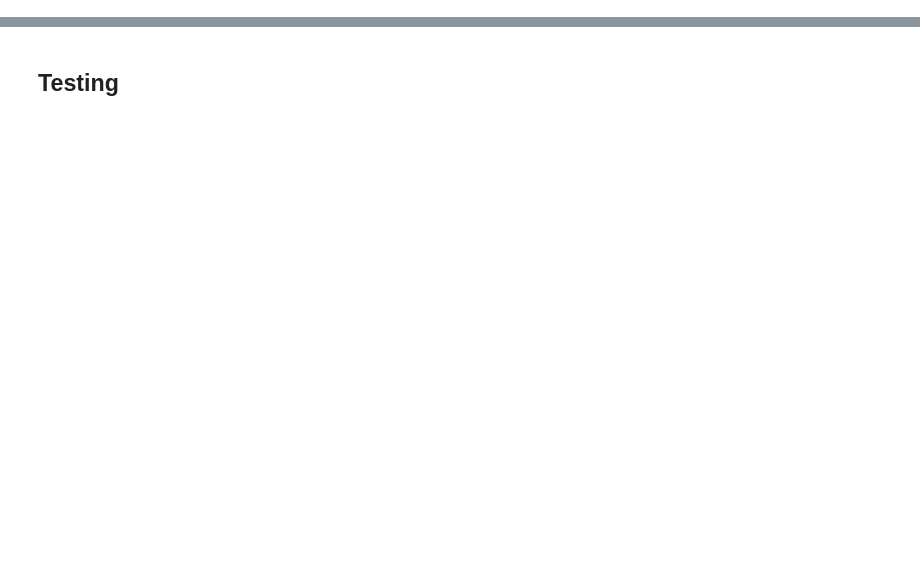
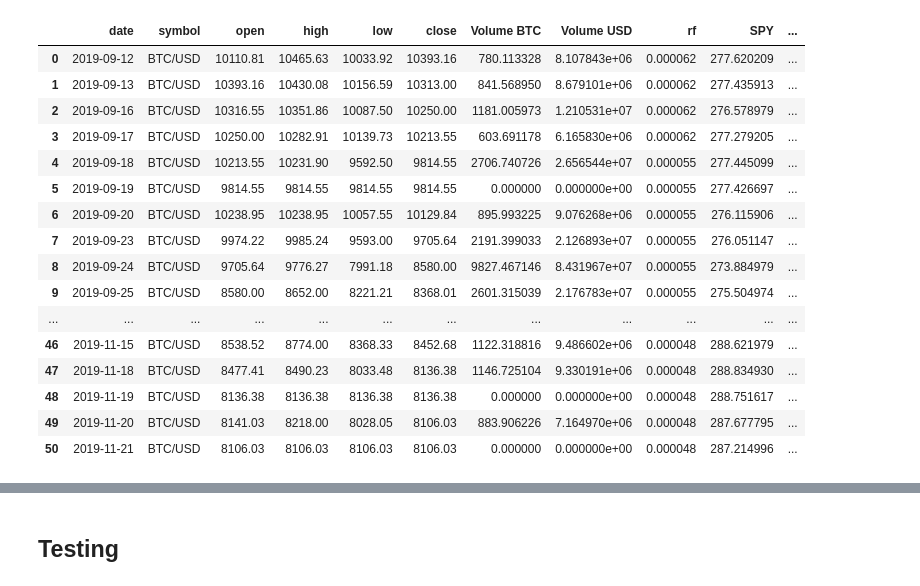
Before and after one commit to memelooody/Bitcoin-Trading-Strategies, a Jupyter notebook: Backtesting.ipynb, the cells around one changed output, grey strips where cells are left out. Saved outputs shown, nothing was run; the diff lists cells and outputs as text; code cells hidden in the pictures; blank space fills up the shorter version.

```diff
--- a/Backtesting.ipynb
+++ b/Backtesting.ipynb
@@ -52,3 +66,23 @@ data
+# %%
+data.head(51)
+# %% [output]
+|  | date | symbol | open | high | low | close | Volume BTC | Volume USD | rf | SPY | ... |
+| 0 | 2019-09-12 | BTC/USD | 10110.81 | 10465.63 | 10033.92 | 10393.16 | 780.113328 | 8.107843e+06 | 0.000062 | 277.620209 | ... |
+| 1 | 2019-09-13 | BTC/USD | 10393.16 | 10430.08 | 10156.59 | 10313.00 | 841.568950 | 8.679101e+06 | 0.000062 | 277.435913 | ... |
+| 2 | 2019-09-16 | BTC/USD | 10316.55 | 10351.86 | 10087.50 | 10250.00 | 1181.005973 | 1.210531e+07 | 0.000062 | 276.578979 | ... |
+| 3 | 2019-09-17 | BTC/USD | 10250.00 | 10282.91 | 10139.73 | 10213.55 | 603.691178 | 6.165830e+06 | 0.000062 | 277.279205 | ... |
+| 4 | 2019-09-18 | BTC/USD | 10213.55 | 10231.90 | 9592.50 | 9814.55 | 2706.740726 | 2.656544e+07 | 0.000055 | 277.445099 | ... |
+| 5 | 2019-09-19 | BTC/USD | 9814.55 | 9814.55 | 9814.55 | 9814.55 | 0.000000 | 0.000000e+00 | 0.000055 | 277.426697 | ... |
+| 6 | 2019-09-20 | BTC/USD | 10238.95 | 10238.95 | 10057.55 | 10129.84 | 895.993225 | 9.076268e+06 | 0.000055 | 276.115906 | ... |
+| 7 | 2019-09-23 | BTC/USD | 9974.22 | 9985.24 | 9593.00 | 9705.64 | 2191.399033 | 2.126893e+07 | 0.000055 | 276.051147 | ... |
+| 8 | 2019-09-24 | BTC/USD | 9705.64 | 9776.27 | 7991.18 | 8580.00 | 9827.467146 | 8.431967e+07 | 0.000055 | 273.884979 | ... |
+| 9 | 2019-09-25 | BTC/USD | 8580.00 | 8652.00 | 8221.21 | 8368.01 | 2601.315039 | 2.176783e+07 | 0.000055 | 275.504974 | ... |
+| ... | ... | ... | ... | ... | ... | ... | ... | ... | ... | ... | ... |
+| 46 | 2019-11-15 | BTC/USD | 8538.52 | 8774.00 | 8368.33 | 8452.68 | 1122.318816 | 9.486602e+06 | 0.000048 | 288.621979 | ... |
+| 47 | 2019-11-18 | BTC/USD | 8477.41 | 8490.23 | 8033.48 | 8136.38 | 1146.725104 | 9.330191e+06 | 0.000048 | 288.834930 | ... |
+| 48 | 2019-11-19 | BTC/USD | 8136.38 | 8136.38 | 8136.38 | 8136.38 | 0.000000 | 0.000000e+00 | 0.000048 | 288.751617 | ... |
+| 49 | 2019-11-20 | BTC/USD | 8141.03 | 8218.00 | 8028.05 | 8106.03 | 883.906226 | 7.164970e+06 | 0.000048 | 287.677795 | ... |
+| 50 | 2019-11-21 | BTC/USD | 8106.03 | 8106.03 | 8106.03 | 8106.03 | 0.000000 | 0.000000e+00 | 0.000048 | 287.214996 | ... |
 # %%
 data = data.dropna()
 data = data.reset_index(drop=True)
```
Also changed, not shown: parts of 5 cells of this notebook, 2 other files.
